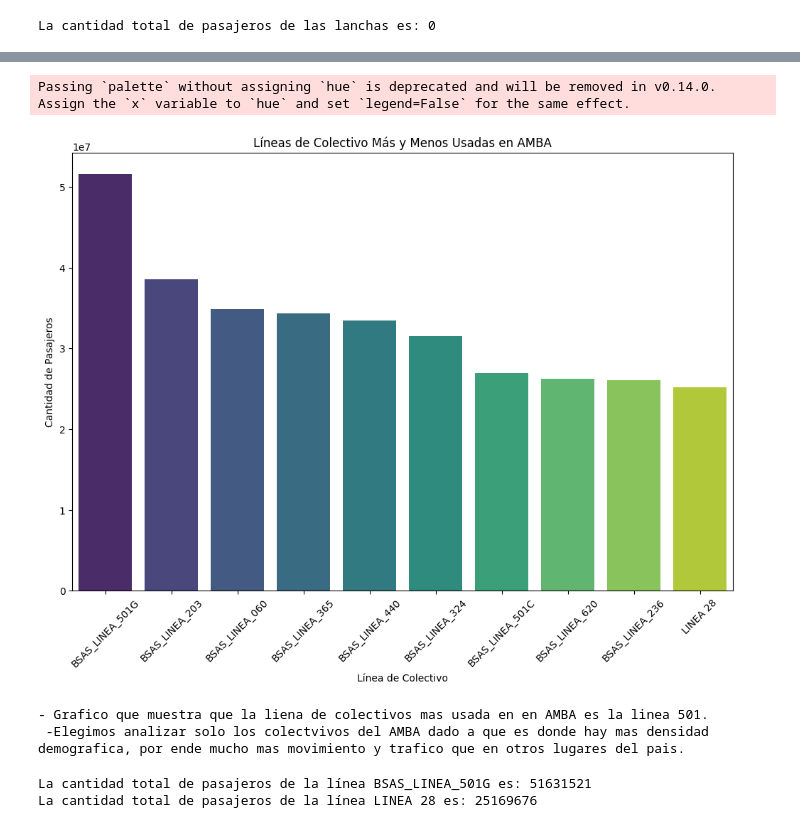
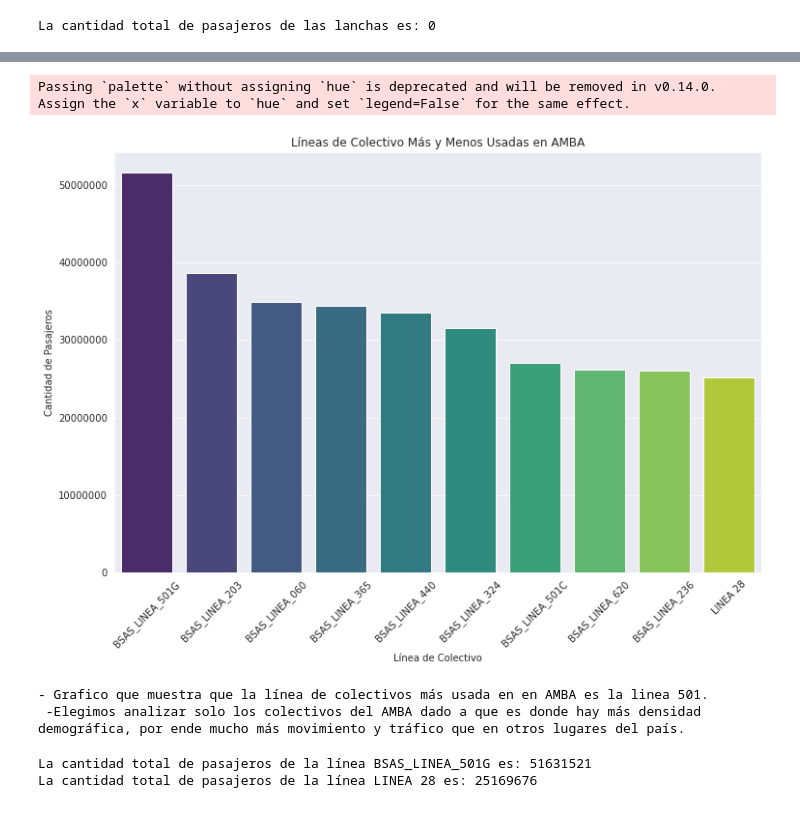
Before and after one commit to joacokoif/tp1_sube_2023_ldd, a Jupyter notebook: tp1_sube2023.ipynb, the cells around one changed output, grey strips where cells are left out. Drawn from its saved outputs; the diff is of its cells as text; code cells hidden in the pictures.

```diff
--- a/tp1_sube2023.ipynb
+++ b/tp1_sube2023.ipynb
@@ -22,6 +22,7 @@ import matplotlib.ticker as ticker
 import geopandas as gpd
 import json
 import plotly.express as px
+sns.set_style("darkgrid")
 # %%
 # Leer dataset y ver las primeras filas
 datos_sube_2023 = pd.read_csv("sube-2023.csv")
@@ -322,27 +321,30 @@ Passing `palette` without assigning `hue` is deprecated and will be removed in v
 # %%
 colectivos_amba = sube_2023[(sube_2023['TIPO_TRANSPORTE'] == 'COLECTIVO') & (sube_2023['AMBA'] == 'SI')]
 
 pasajeros_por_linea = colectivos_amba.groupby('LINEA')['CANTIDAD'].sum().reset_index()
 
 top_10_lineas_mas_usadas = pasajeros_por_linea.nlargest(10, 'CANTIDAD')
 
 lineas_usadas = top_10_lineas_mas_usadas
 
 plt.figure(figsize=(12, 8))
+
+plt.ticklabel_format(style='plain', axis='y')
+
 sns.barplot(data=lineas_usadas, x='LINEA', y='CANTIDAD', palette='viridis')
 
 plt.title('Líneas de Colectivo Más y Menos Usadas en AMBA')
 plt.xlabel('Línea de Colectivo')
 plt.ylabel('Cantidad de Pasajeros')
 plt.xticks(rotation=45)
 plt.show()
 
-print(f"\033[1;32;40m\033[8;10;20m- Grafico que muestra que la liena de colectivos mas usada en en AMBA es la linea 501. \n -Elegimos analizar solo los colectvivos del AMBA dado a que es donde hay mas densidad demografica, por ende mucho mas movimiento y trafico que en otros lugares del pais.")
+print(f"\033[1;32;40m\033[8;10;20m- Grafico que muestra que la línea de colectivos más usada en en AMBA es la linea 501. \n -Elegimos analizar solo los colectivos del AMBA dado a que es donde hay más densidad demográfica, por ende mucho más movimiento y tráfico que en otros lugares del país.")
 # %% [output]
 Passing `palette` without assigning `hue` is deprecated and will be removed in v0.14.0. Assign the `x` variable to `hue` and set `legend=False` for the same effect.
-[figure, old version]
+[figure, new version]
-- Grafico que muestra que la liena de colectivos mas usada en en AMBA es la linea 501.
- -Elegimos analizar solo los colectvivos del AMBA dado a que es donde hay mas densidad demografica, por ende mucho mas movimiento y trafico que en otros lugares del pais.
+- Grafico que muestra que la línea de colectivos más usada en en AMBA es la linea 501.
+ -Elegimos analizar solo los colectivos del AMBA dado a que es donde hay más densidad demográfica, por ende mucho más movimiento y tráfico que en otros lugares del país.
 # %%
 #corroboramos que el grafico este bien:
 linea_501G = colectivos_amba[colectivos_amba['LINEA'] == 'BSAS_LINEA_501G']
```
Also changed, not shown: parts of 18 cells of this notebook.
